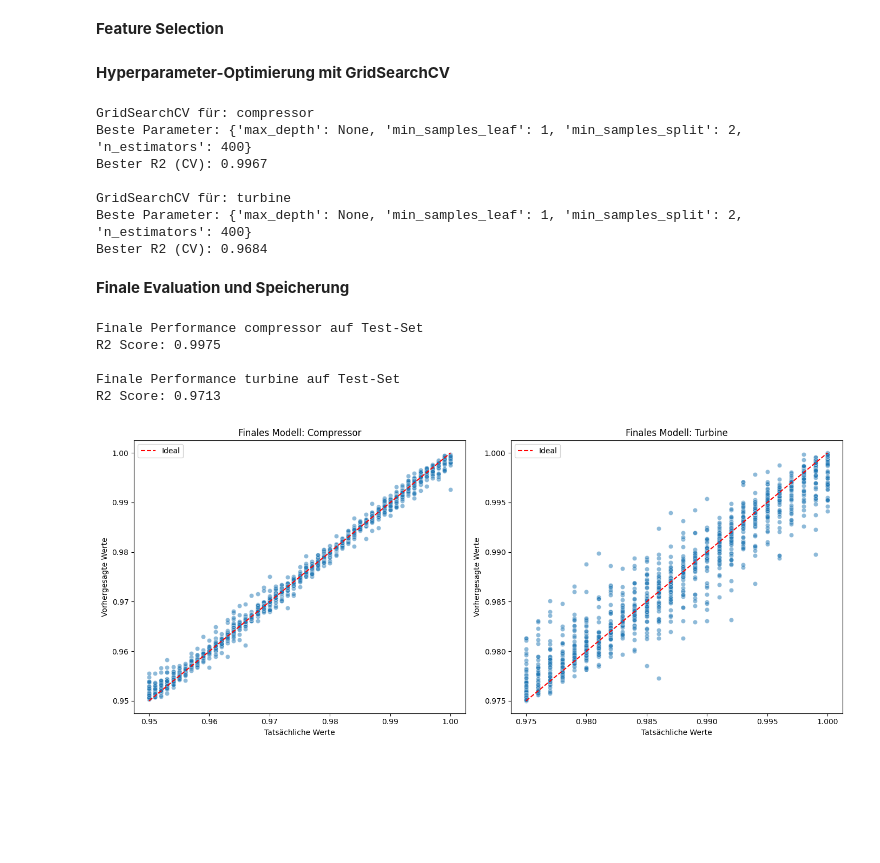
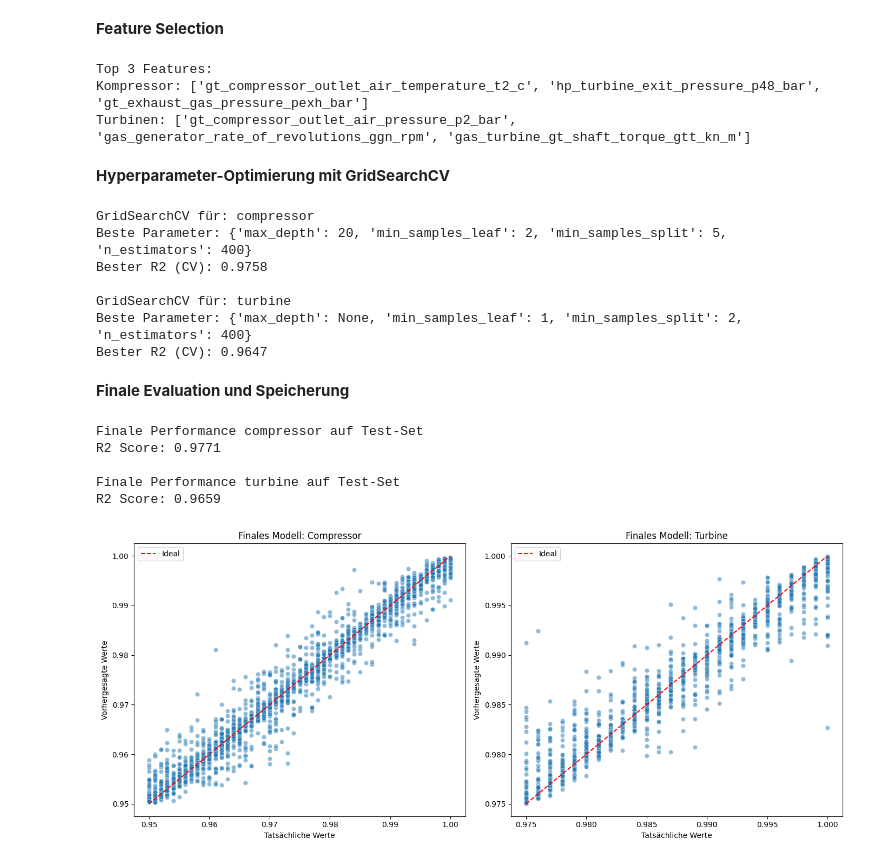
Before and after one commit to IAmBlindNotDeaf/Gas-Turbine-Degradation-Prediction, a Jupyter notebook: notebooks/04_final_model.ipynb, the cells around one changed output. Cells and saved outputs as stored; diff of their text form; code cells hidden in the pictures; blank space fills up the shorter version.

Commit message:
split feature selection for models

```diff
--- a/notebooks/04_final_model.ipynb
+++ b/notebooks/04_final_model.ipynb
@@ -56,24 +38,35 @@ def engineer_features(df):
 # %% [markdown]
 **Feature Selection**
 # %%
-# Auswahl der Features basierend auf den Ergebnissen aus 03_baseline_model.ipynb
-important_features = [
-    "gt_compressor_outlet_air_temperature_t2_c",
-    "gas_turbine_gt_shaft_torque_gtt_kn_m",
-    "gt_compressor_outlet_air_pressure_p2_bar"
-]
+# Einlesen der Top 10 Features importances basierend auf den Ergebnissen aus 03_baseline_model.ipynb
+result_path = "../data/results"
+top_features_comp = pd.read_csv(f"{result_path}/top_10_feature_importances_compressor.csv")
+top_features_turb = pd.read_csv(f"{result_path}/top_10_feature_importances_turbine.csv")
 
-features_train_select = features_train[important_features]
-features_test_select = features_test[important_features]
+# Auswahl der Top N Features Importances
+N_TOP_FEATURES = 3
+
+important_features = {
+    "compressor": top_features_comp.head(N_TOP_FEATURES)["Feature"].tolist(),
+    "turbine": top_features_turb.head(N_TOP_FEATURES)["Feature"].tolist()
+}
+
+print(f"Top {N_TOP_FEATURES} Features:")
+print(f"Kompressor: {important_features['compressor']}")
+print(f"Turbinen: {important_features['turbine']}")
+# %% [output]
+Top 3 Features:
+Kompressor: ['gt_compressor_outlet_air_temperature_t2_c', 'hp_turbine_exit_pressure_p48_bar', 'gt_exhaust_gas_pressure_pexh_bar']
+Turbinen: ['gt_compressor_outlet_air_pressure_p2_bar', 'gas_generator_rate_of_revolutions_ggn_rpm', 'gas_turbine_gt_shaft_torque_gtt_kn_m']
 # %% [markdown]
 **Hyperparameter-Optimierung mit GridSearchCV**
 # %%
 # Parameter-Grid für den Random Forest
 param_grid = {
-    'n_estimators': [100, 200, 400],
-    'max_depth': [None, 20, 30],
-    'min_samples_split': [2, 5],
-    'min_samples_leaf': [1, 2]
+    "n_estimators": [100, 200, 400],
+    "max_depth": [None, 20, 30],
+    "min_samples_split": [2, 5],
+    "min_samples_leaf": [1, 2]
 }
 
 best_models = {}
@@ -82,21 +75,28 @@ best_models = {}
 for target_name, target_data in targets.items():
     print(f"GridSearchCV für: {target_name}")
 
-    rf = RandomForestRegressor(random_state=42) # Initialisiere das Modell
-    grid_search = GridSearchCV(estimator=rf, param_grid=param_grid, cv=5, n_jobs=-1, scoring='r2') # Initialisiere die Grid Search
+    # Feature Selection für Kompressor und Turbine
+    current_features = important_features[target_name]
+    features_train_select = features_train[current_features]
+
+    # Initialisierere die Grid Search
+    rf = RandomForestRegressor(random_state=42)
+    grid_search = GridSearchCV(estimator=rf, param_grid=param_grid, cv=5, n_jobs=-1, scoring='r2')
+
+    # Trainiere mit den ausgewählten Features
     grid_search.fit(features_train_select, target_data["train"]) # Führe die Grid Search durch
-    best_models[target_name] = grid_search.best_estimator_ # Speichere das beste Modell
+    best_models[target_name] = grid_search.best_estimator_
 
     print(f"Beste Parameter: {grid_search.best_params_}")
     print(f"Bester R2 (CV): {grid_search.best_score_:.4f}\n")
 # %% [output]
 GridSearchCV für: compressor
-Beste Parameter: {'max_depth': None, 'min_samples_leaf': 1, 'min_samples_split': 2, 'n_estimators': 400}
-Bester R2 (CV): 0.9967
+Beste Parameter: {'max_depth': 20, 'min_samples_leaf': 2, 'min_samples_split': 5, 'n_estimators': 400}
+Bester R2 (CV): 0.9758
 
 GridSearchCV für: turbine
 Beste Parameter: {'max_depth': None, 'min_samples_leaf': 1, 'min_samples_split': 2, 'n_estimators': 400}
-Bester R2 (CV): 0.9684
+Bester R2 (CV): 0.9647
 # %% [markdown]
 **Finale Evaluation und Speicherung**
 # %%
@@ -106,33 +106,36 @@ fig, axes = plt.subplots(1, 2, figsize=(14, 6))
 # Schleife für Kompressor und Turbine
 for i, (target_name, best_model) in enumerate(best_models.items()):
     # Vorhersagen auf dem Test-Set
+    current_features = important_features[target_name]
+    features_test_select = features_test[current_features]
+
     predictions = best_model.predict(features_test_select)
     r2 = r2_score(targets[target_name]['test'], predictions)
 
     print(f"Finale Performance {target_name} auf Test-Set")
     print(f"R2 Score: {r2:.4f}\n")
 
     # Speichern des Modells
     with open(f"../data/models/final_model_{target_name}.pkl", "wb") as file:
         pickle.dump(best_model, file)
 
     # Visualisierung der Vorhersagen
     ax = axes[i]
     sns.scatterplot(x=targets[target_name]["test"], y=predictions, alpha=0.5, ax=ax)
 
     ax.plot([targets[target_name]["test"].min(), targets[target_name]["test"].max()],
              [targets[target_name]["test"].min(), targets[target_name]["test"].max()], 'r--', label='Ideal')
     ax.set_title(f'Finales Modell: {target_name.capitalize()}')
     ax.set_xlabel('Tatsächliche Werte')
     ax.set_ylabel('Vorhergesagte Werte')
     ax.legend()
 
 plt.tight_layout()
 plt.show()
 # %% [output]
 Finale Performance compressor auf Test-Set
-R2 Score: 0.9975
+R2 Score: 0.9771
 
 Finale Performance turbine auf Test-Set
-R2 Score: 0.9713
+R2 Score: 0.9659
-[figure, old version]
+[figure, new version]
```
Also changed, not shown: parts of 2 cells of this notebook.
